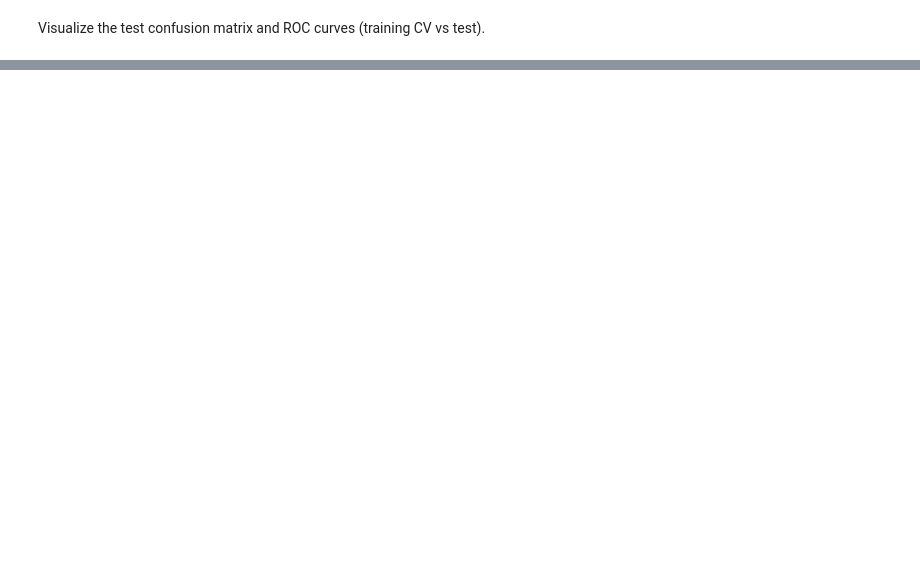
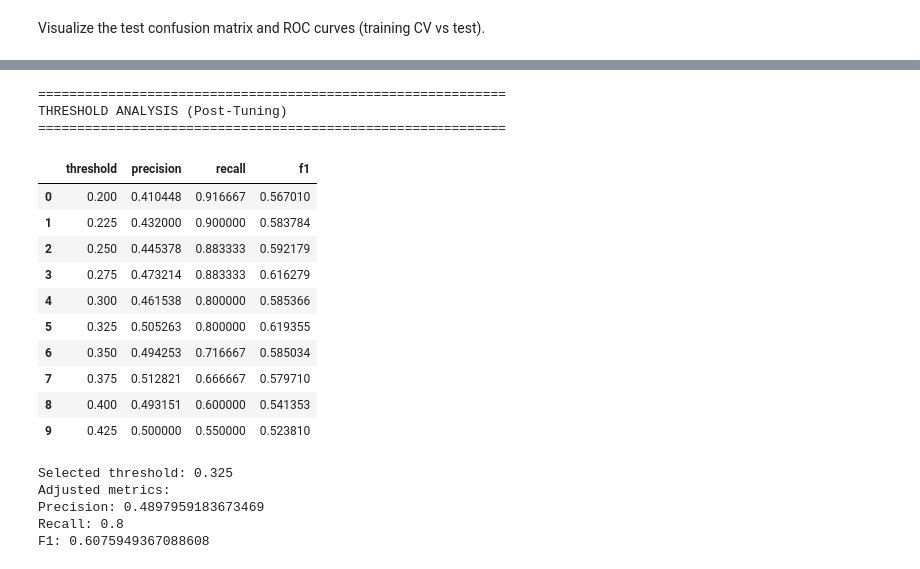
Before and after one commit to BrendanChermack/CSCI440-Project-2, a Jupyter notebook: Project2.ipynb, the cells around one changed output, grey strips where cells are left out. Saved outputs shown, nothing was run; the diff lists cells and outputs as text; code cells hidden in the pictures; blank space fills up the shorter version.

Commit message:
Complete Sections 5–7: hyperparameter tuning (F1), threshold adjustment, final evaluation, feature interpretation, and README alignment

```diff
--- a/Project2.ipynb
+++ b/Project2.ipynb
@@ -735,0 +889,59 @@ Test Confusion Matrix [rows=true, cols=pred]:
+# %%
+import numpy as np
+import pandas as pd
+from sklearn.metrics import precision_score, recall_score, f1_score
+
+print("=" * 60)
+print("THRESHOLD ANALYSIS (Post-Tuning)")
+print("=" * 60)
+
+thresholds = np.linspace(0.2, 0.8, 25)
+
+threshold_results = []
+
+for t in thresholds:
+    y_pred_thresh = (y_test_score_final >= t).astype(int)
+
+    precision = precision_score(y_test_encoded, y_pred_thresh, zero_division=0)
+    recall = recall_score(y_test_encoded, y_pred_thresh, zero_division=0)
+    f1 = f1_score(y_test_encoded, y_pred_thresh, zero_division=0)
+
+    threshold_results.append((t, precision, recall, f1))
+
+threshold_df = pd.DataFrame(
+    threshold_results,
+    columns=["threshold", "precision", "recall", "f1"]
+)
+
+display(threshold_df.sort_values("recall", ascending=False).head(10))
+
+selected_threshold = 0.325
+
+y_test_pred_adjusted = (y_test_score_final >= selected_threshold).astype(int)
+
+print("Selected threshold:", selected_threshold)
+
+print("Adjusted metrics:")
+print("Precision:", precision_score(y_test_encoded, y_test_pred_adjusted))
+print("Recall:", recall_score(y_test_encoded, y_test_pred_adjusted))
+print("F1:", f1_score(y_test_encoded, y_test_pred_adjusted))
+# %% [output]
+============================================================
+THRESHOLD ANALYSIS (Post-Tuning)
+============================================================
+|  | threshold | precision | recall | f1 |
+| 0 | 0.200 | 0.410448 | 0.916667 | 0.567010 |
+| 1 | 0.225 | 0.432000 | 0.900000 | 0.583784 |
+| 2 | 0.250 | 0.445378 | 0.883333 | 0.592179 |
+| 3 | 0.275 | 0.473214 | 0.883333 | 0.616279 |
+| 4 | 0.300 | 0.461538 | 0.800000 | 0.585366 |
+| 5 | 0.325 | 0.505263 | 0.800000 | 0.619355 |
+| 6 | 0.350 | 0.494253 | 0.716667 | 0.585034 |
+| 7 | 0.375 | 0.512821 | 0.666667 | 0.579710 |
+| 8 | 0.400 | 0.493151 | 0.600000 | 0.541353 |
+| 9 | 0.425 | 0.500000 | 0.550000 | 0.523810 |
+Selected threshold: 0.325
+Adjusted metrics:
+Precision: 0.4897959183673469
+Recall: 0.8
+F1: 0.6075949367088608
```
Also changed, not shown: parts of 21 cells of this notebook, 1 other file.
